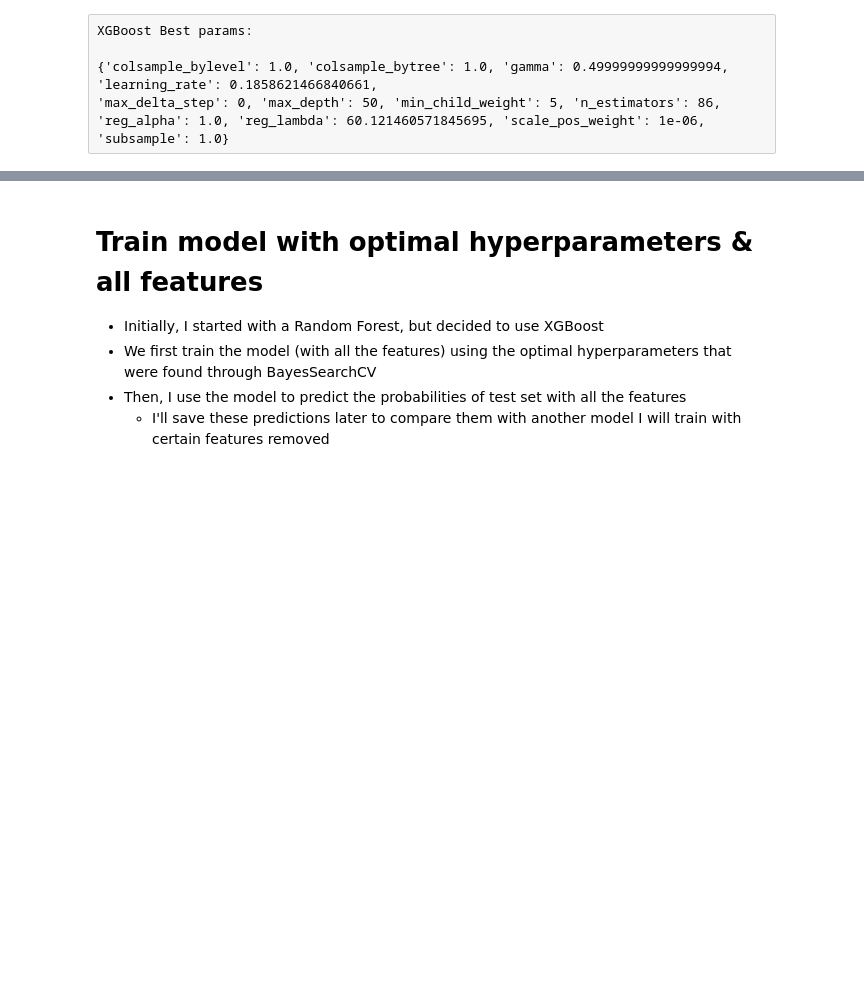
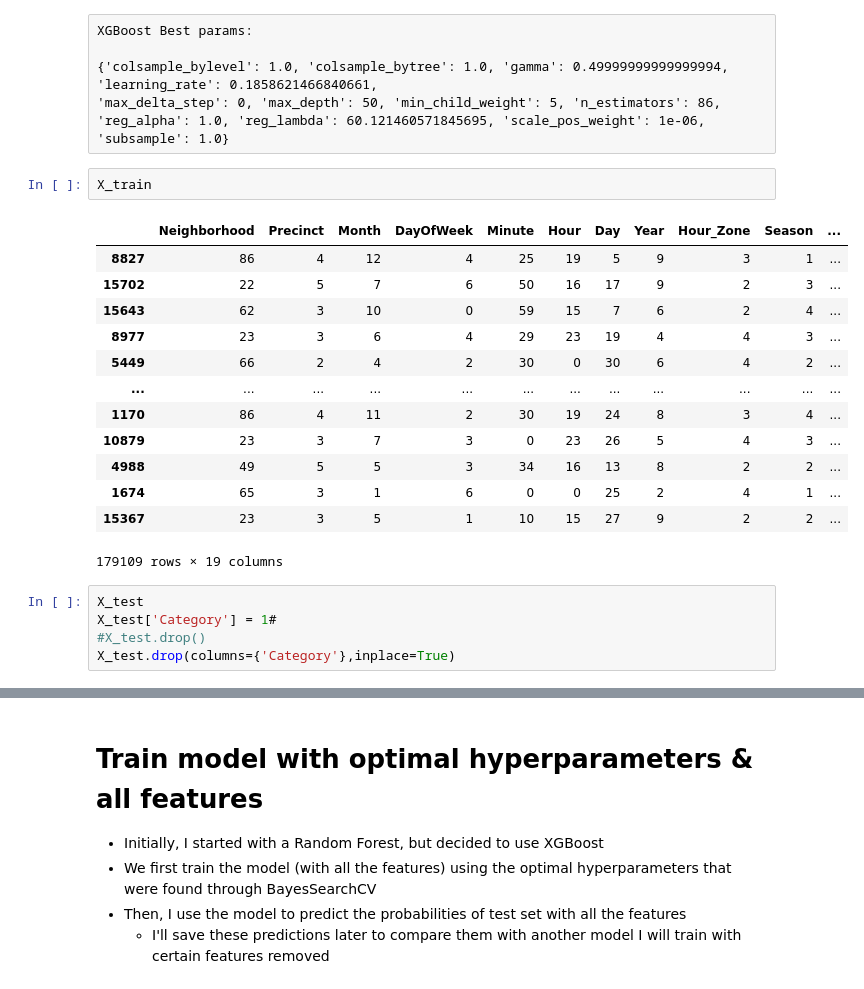
Before and after one commit to jaybenne2001/ds-final, a Jupyter notebook: 2_minneapolis-crime-prediction.ipynb, the cells around one changed output, grey strips where cells are left out. Saved outputs shown, nothing was run; the diff lists cells and outputs as text; blank space fills up the shorter version.

```diff
--- a/2_minneapolis-crime-prediction.ipynb
+++ b/2_minneapolis-crime-prediction.ipynb
@@ -1424,3 +1429,24 @@ XGBoost Best params:
 
 {'colsample_bylevel': 1.0, 'colsample_bytree': 1.0, 'gamma': 0.49999999999999994, 'learning_rate': 0.1858621466840661,
 'max_delta_step': 0, 'max_depth': 50, 'min_child_weight': 5, 'n_estimators': 86, 'reg_alpha': 1.0, 'reg_lambda': 60.121460571845695, 'scale_pos_weight': 1e-06, 'subsample': 1.0}
+# %%
+X_train
+# %% [output]
+|  | Neighborhood | Precinct | Month | DayOfWeek | Minute | Hour | Day | Year | Hour_Zone | Season | ... |
+| 8827 | 86 | 4 | 12 | 4 | 25 | 19 | 5 | 9 | 3 | 1 | ... |
+| 15702 | 22 | 5 | 7 | 6 | 50 | 16 | 17 | 9 | 2 | 3 | ... |
+| 15643 | 62 | 3 | 10 | 0 | 59 | 15 | 7 | 6 | 2 | 4 | ... |
+| 8977 | 23 | 3 | 6 | 4 | 29 | 23 | 19 | 4 | 4 | 3 | ... |
+| 5449 | 66 | 2 | 4 | 2 | 30 | 0 | 30 | 6 | 4 | 2 | ... |
+| ... | ... | ... | ... | ... | ... | ... | ... | ... | ... | ... | ... |
+| 1170 | 86 | 4 | 11 | 2 | 30 | 19 | 24 | 8 | 3 | 4 | ... |
+| 10879 | 23 | 3 | 7 | 3 | 0 | 23 | 26 | 5 | 4 | 3 | ... |
+| 4988 | 49 | 5 | 5 | 3 | 34 | 16 | 13 | 8 | 2 | 2 | ... |
+| 1674 | 65 | 3 | 1 | 6 | 0 | 0 | 25 | 2 | 4 | 1 | ... |
+| 15367 | 23 | 3 | 5 | 1 | 10 | 15 | 27 | 9 | 2 | 2 | ... |
+179109 rows × 19 columns
+# %%
+X_test
+X_test['Category'] = 1#
+#X_test.drop()
+X_test.drop(columns={'Category'},inplace=True)
```
Also changed, not shown: parts of 25 cells of this notebook.
